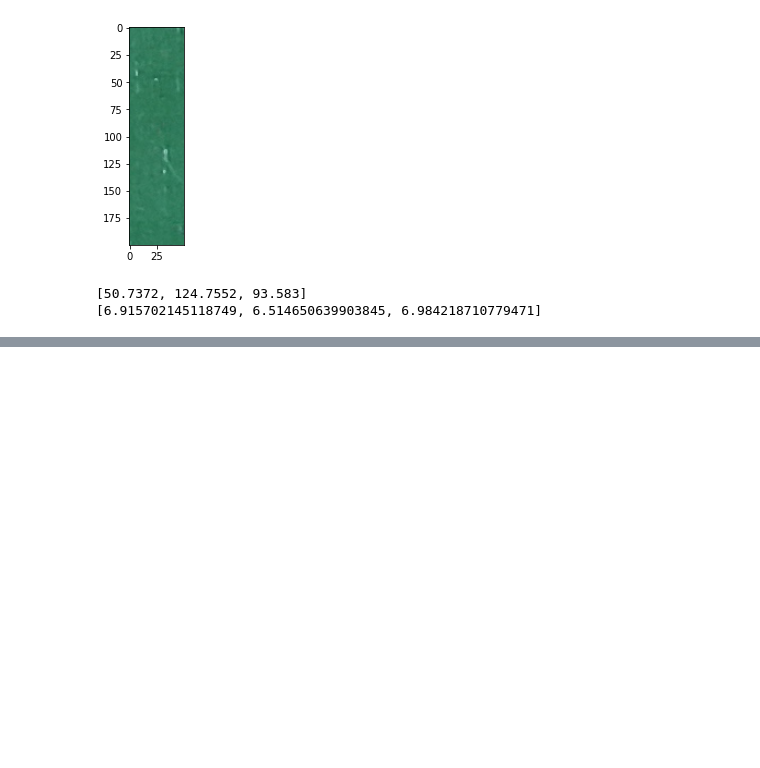
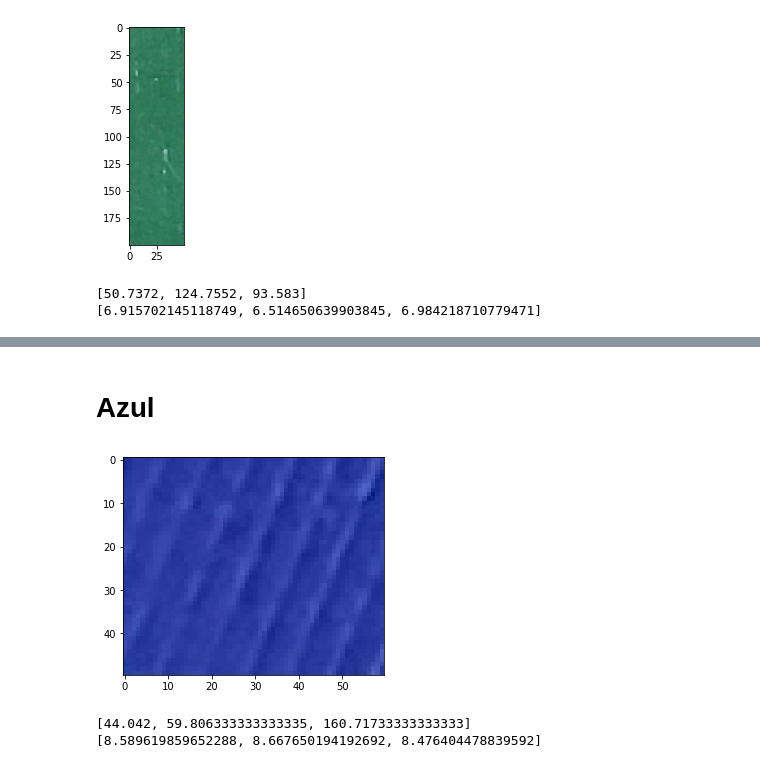
Before and after one commit to Elianagam/FundRobotica, a Jupyter notebook: img_color/arandelas.ipynb, the cells around one changed output, grey strips where cells are left out. Drawn from its saved outputs; the diff is of its cells as text; code cells hidden in the pictures; blank space fills up the shorter version.

Commit message:
arandelas azul

```diff
--- a/img_color/arandelas.ipynb
+++ b/img_color/arandelas.ipynb
@@ -80,0 +110,16 @@ print(color_std.flatten().tolist())
+# %% [markdown]
+# Azul
+# %%
+img_muestra = imgRGB[1650:1700,920:980,:]
+plt.figure(2)
+plt.imshow(img_muestra)
+plt.show()
+
+color_mean, color_std = cv.meanStdDev(img_muestra)
+
+print(color_mean.flatten().tolist())
+print(color_std.flatten().tolist())
+# %% [output]
+[figure, added]
+[44.042, 59.806333333333335, 160.71733333333333]
+[8.589619859652288, 8.667650194192692, 8.476404478839592]
```
Also changed, not shown: parts of 7 cells of this notebook.
